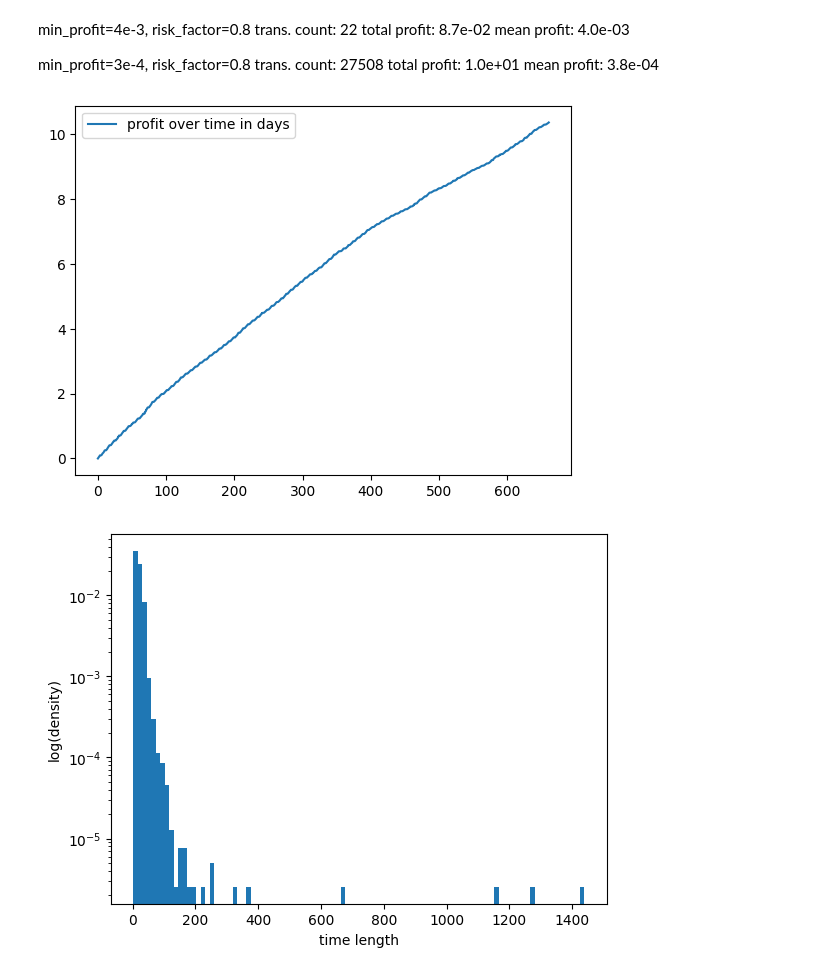
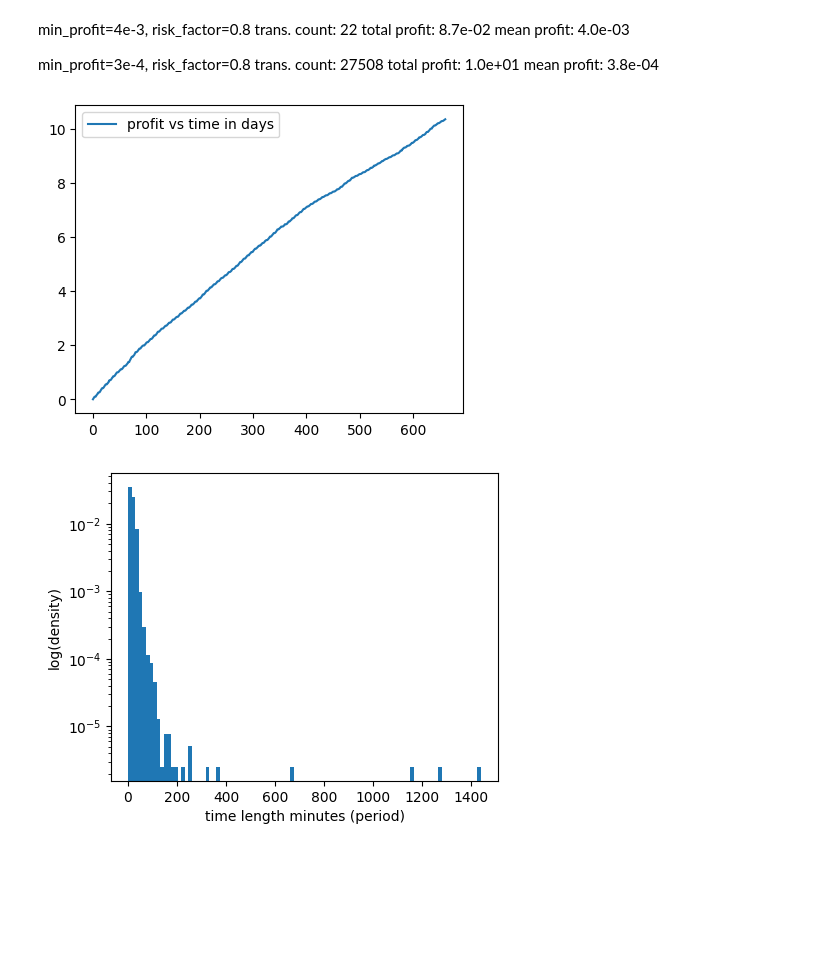
Before and after one commit to stefanzarembinski/szx81, a Jupyter notebook: src/forecast.ipynb, the cells around one changed output. Saved outputs shown, nothing was run; the diff lists cells and outputs as text; code cells hidden in the pictures; blank space fills up the shorter version.

```diff
--- a/src/forecast.ipynb
+++ b/src/forecast.ipynb
@@ -10,6 +10,8 @@ from mpl_toolkits.mplot3d import Axes3D
 import scipy.signal as signal
 import core as co
 import sys
+
+plt.rcParams['figure.figsize'] = (5, 4)
 # %%
 import hist_data as hd
 
@@ -203,17 +103,17 @@ mean profit: 3.8e-04
 # %%
 cumprofit = profits.cumsum()
 timestamps = np.array(timestamps)
 days = (timestamps - timestamps[0]) / 60 / 60 / 24
-plt.plot(days, cumprofit, label='profit over time in days')
+plt.plot(days, cumprofit, label='profit vs time in days')
 plt.legend()
 plt.show()
 # %% [output]
-[figure, old version]
+[figure, new version]
 # %%
 plt.hist(times, bins=100, density=True, log=True)
-plt.xlabel('time length')
+plt.xlabel('time length minutes (period)')
 plt.ylabel('log(density)')
 plt.show()
 # %% [output]
-[figure, old version]
+[figure, new version]
 # %%
```
Also changed, not shown: parts of 10 cells of this notebook.
